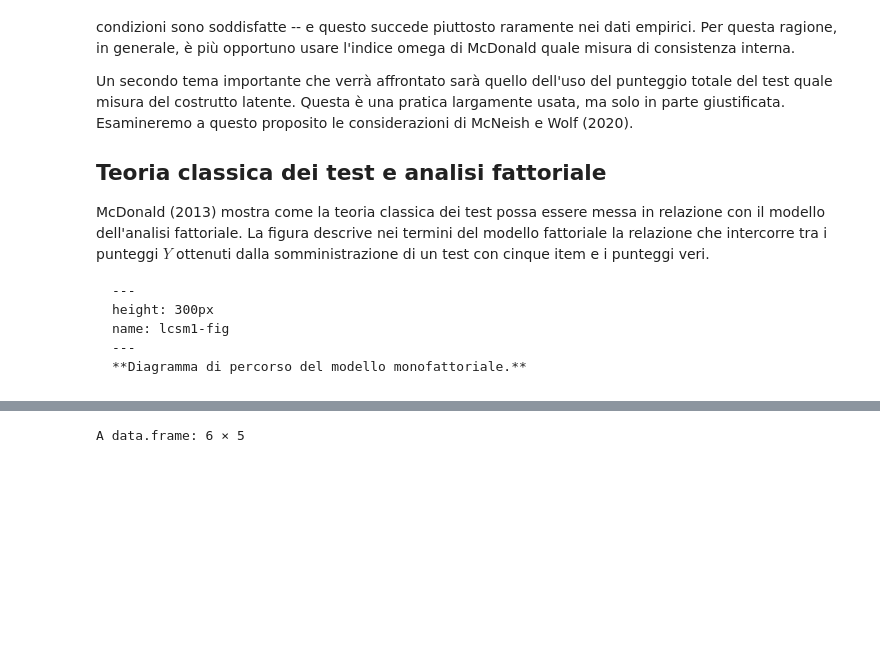
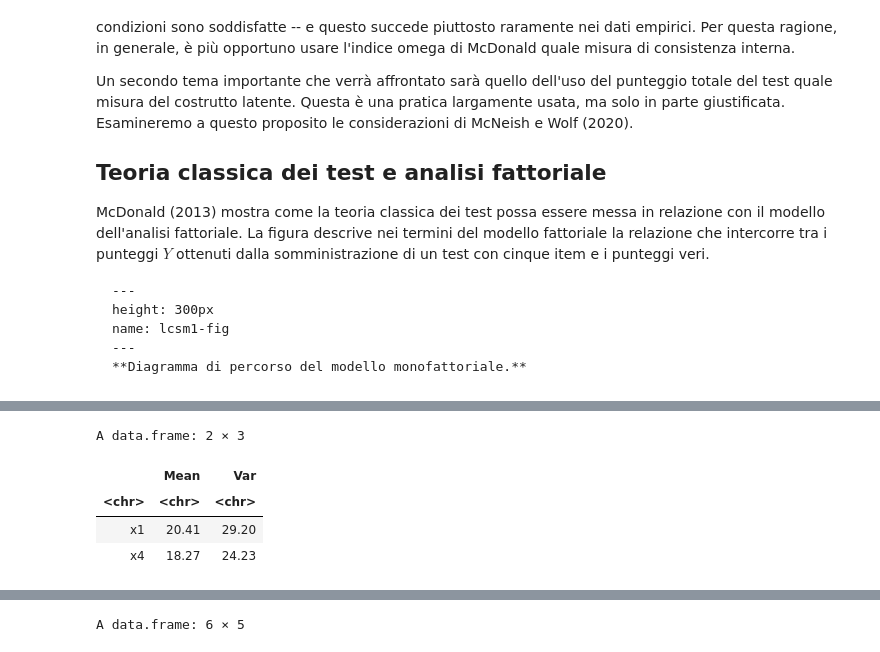
Before and after one commit to ccaudek/psy_test, a Jupyter notebook: 062_constraints_on_parms.ipynb, the cells around one changed output, grey strips where cells are left out. Drawn from its saved outputs; the diff is of its cells as text; code cells hidden in the pictures; blank space fills up the shorter version.

```diff
--- a/062_constraints_on_parms.ipynb
+++ b/062_constraints_on_parms.ipynb
@@ -29,0 +342,22 @@ name: lcsm1-fig
+# %%
+# True scores for Test 4
+t4 <- 2 + 0.8 * t1
+# Error scores for Test 4 (larger error SDs)
+e4 <- rnorm(num_person, mean = 0, sd = 3)
+# Observed scores for Test 2
+x4 <- t4 + e4
+# %%
+# Merge into a data frame
+test_df3 <- data.frame(x1, x4)
+# Get means and variances
+mv <- datasummary(x1 + x4 ~ Mean + Var,
+    data = test_df3,
+    output = "data.frame"
+)
+mv
+# %% [output]
+A data.frame: 2 × 3
+|  | Mean | Var |
+| <chr> | <chr> | <chr> |
+| x1 | 20.41 | 29.20 |
+| x4 | 18.27 | 24.23 |
```
Also changed, not shown: parts of 17 cells of this notebook, 5 other files.
